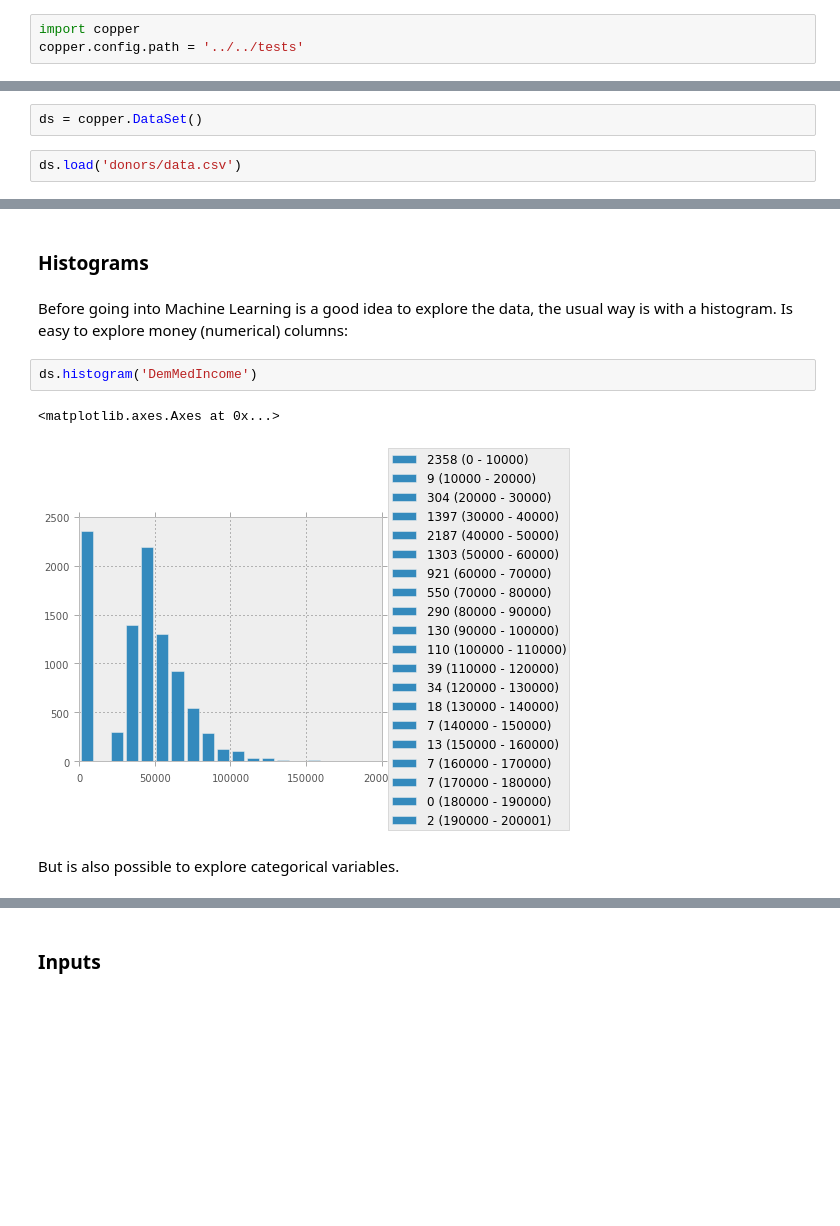
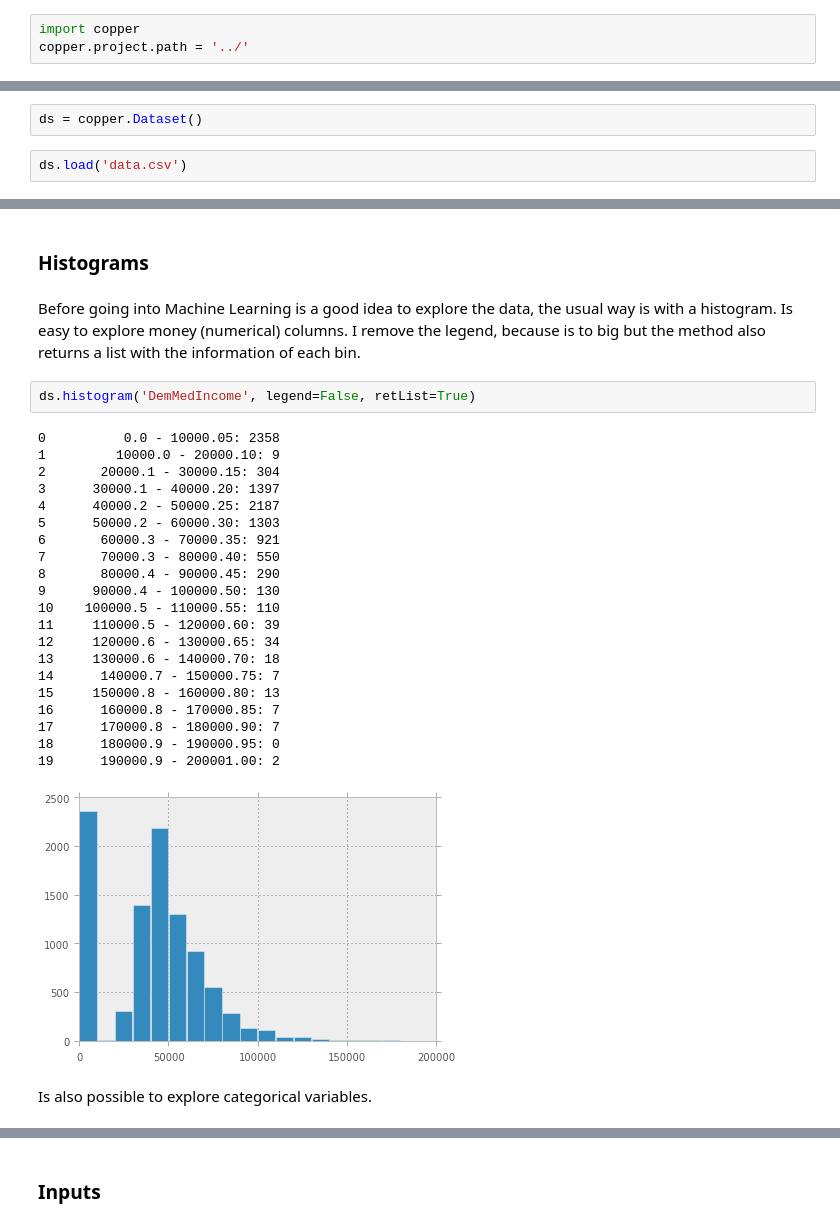
Before and after one commit to danielfrg/copper, a Jupyter notebook: examples/donors/src/Post_1.ipynb, the cells around one changed output, grey strips where cells are left out. Saved outputs shown, nothing was run; the diff lists cells and outputs as text; blank space fills up the shorter version.

```diff
--- a/examples/donors/src/Post_1.ipynb
+++ b/examples/donors/src/Post_1.ipynb
@@ -32,5 +32,5 @@ So I create a class called DataSet which is a wrapper around a few pandas DataFr
 To load data have to `import copper` and then configure the directory path for the project. Inside the project directory needs to be another folder called 'data' with the data (`csv` files for example)
 # %%
 import copper
-copper.config.path = '../../tests'
+copper.project.path = '../'
 # %% [markdown]
@@ -38,7 +38,7 @@ Then create a new Dataset and load the `donors.csv` file
 # %%
-ds = copper.DataSet()
+ds = copper.Dataset()
 # %%
-ds.load('donors/data.csv')
+ds.load('data.csv')
 # %% [markdown]
 ### Metadata
 # %% [markdown]
@@ -84,14 +84,33 @@ Depending of the metadata copper transforms the data. Mainly it transforms non-n
 # %% [markdown]
 ### Histograms
 # %% [markdown]
-Before going into Machine Learning is a good idea to explore the data, the usual way is with a histogram. Is easy to explore money (numerical) columns:
+Before going into Machine Learning is a good idea to explore the data, the usual way is with a histogram. Is easy to explore money (numerical) columns. I remove the legend, because is to big but the method also returns a list with the information of each bin.
 # %%
-ds.histogram('DemMedIncome')
+ds.histogram('DemMedIncome', legend=False, retList=True)
 # %% [output]
-<matplotlib.axes.Axes at 0x...>
+0          0.0 - 10000.05: 2358
+1         10000.0 - 20000.10: 9
+2       20000.1 - 30000.15: 304
+3      30000.1 - 40000.20: 1397
+4      40000.2 - 50000.25: 2187
+5      50000.2 - 60000.30: 1303
+6       60000.3 - 70000.35: 921
+7       70000.3 - 80000.40: 550
+8       80000.4 - 90000.45: 290
+9      90000.4 - 100000.50: 130
+10    100000.5 - 110000.55: 110
+11     110000.5 - 120000.60: 39
+12     120000.6 - 130000.65: 34
+13     130000.6 - 140000.70: 18
+14      140000.7 - 150000.75: 7
+15     150000.8 - 160000.80: 13
+16      160000.8 - 170000.85: 7
+17      170000.8 - 180000.90: 7
+18      180000.9 - 190000.95: 0
+19      190000.9 - 200001.00: 2
-[figure, old version]
+[figure, new version]
 # %% [markdown]
-But is also possible to explore categorical variables.
+Is also possible to explore categorical variables.
 # %%
 ds.histogram('DemGender')
 # %% [output]
```
Also changed, not shown: parts of 6 cells of this notebook, 13 other files.
